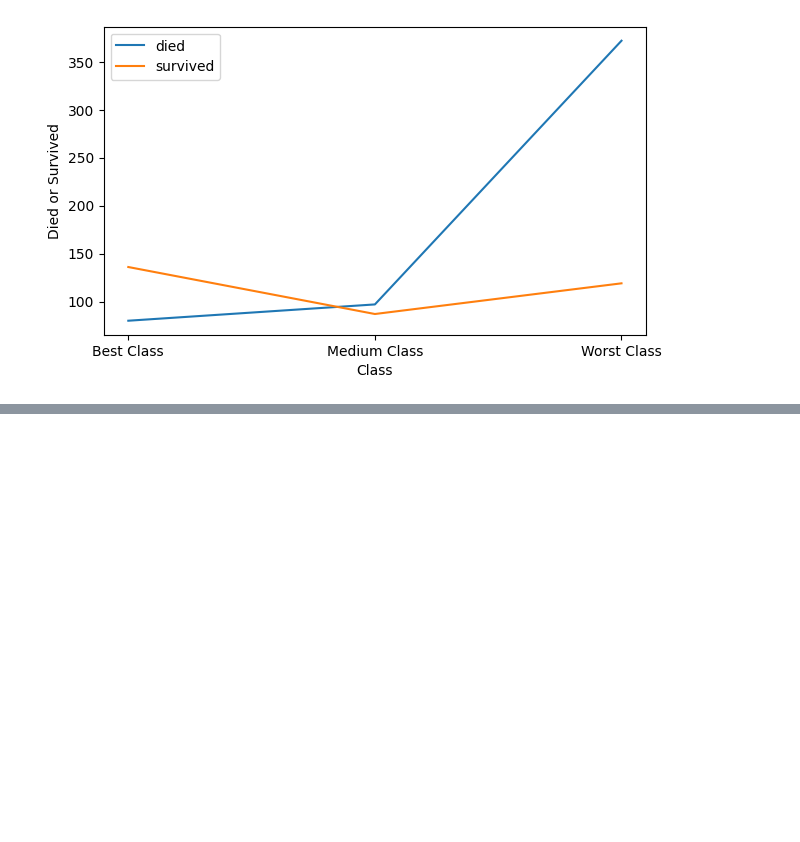
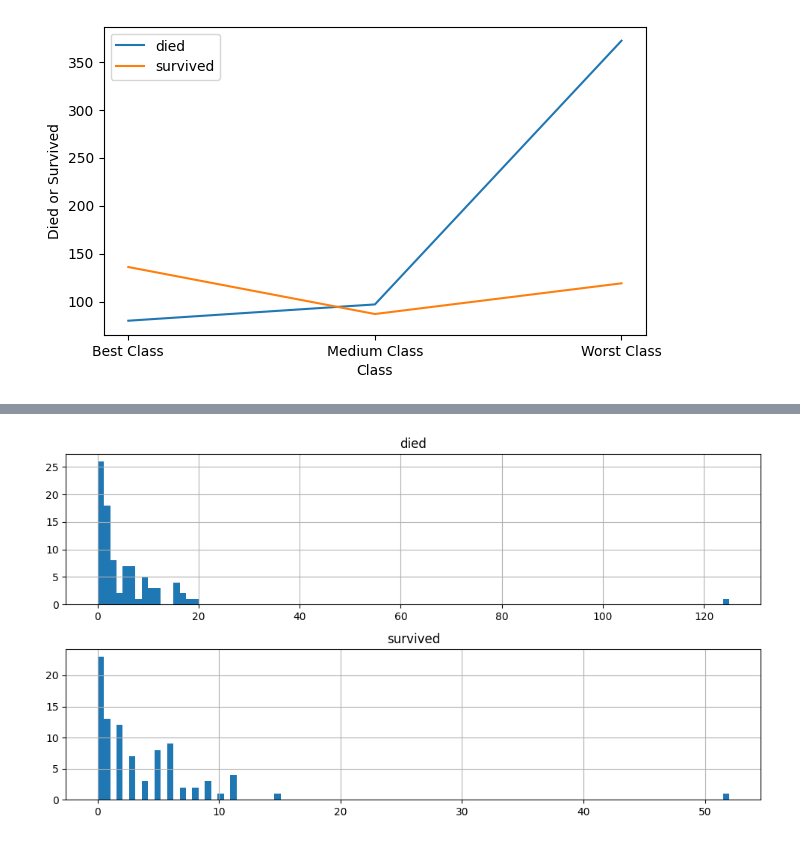
Before and after one commit to soheilabbasnia/titanic-eda, a Jupyter notebook: eda.ipynb, the cells around one changed output, grey strips where cells are left out. Saved outputs shown, nothing was run; the diff lists cells and outputs as text; code cells hidden in the pictures; blank space fills up the shorter version.

Commit message:
compare died or survived on Age column

```diff
--- a/eda.ipynb
+++ b/eda.ipynb
@@ -311,0 +335,3 @@ plt.show()
+# %%
+ct_as = pd.crosstab(df['Age'], df['Survived'])
+ct_as
@@ -311,0 +353,4 @@ plt.show()
+# %%
+ct_as.hist(bins=100, layout=(2, 1), figsize=(12,6));
+# %% [output]
+[figure, added]
```
Also changed, not shown: parts of 4 cells of this notebook.
